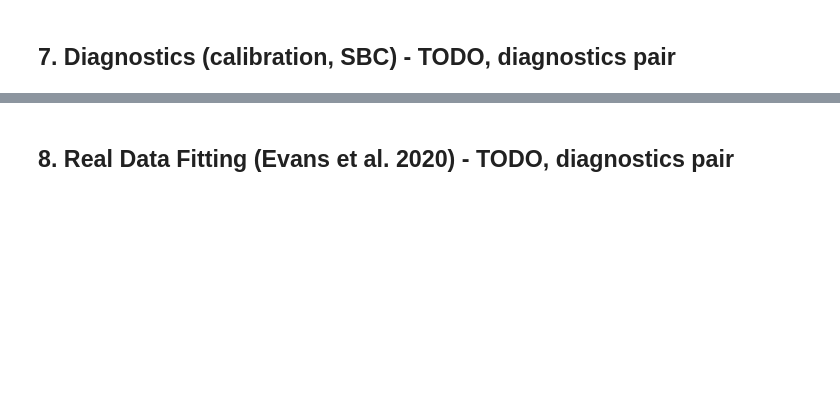
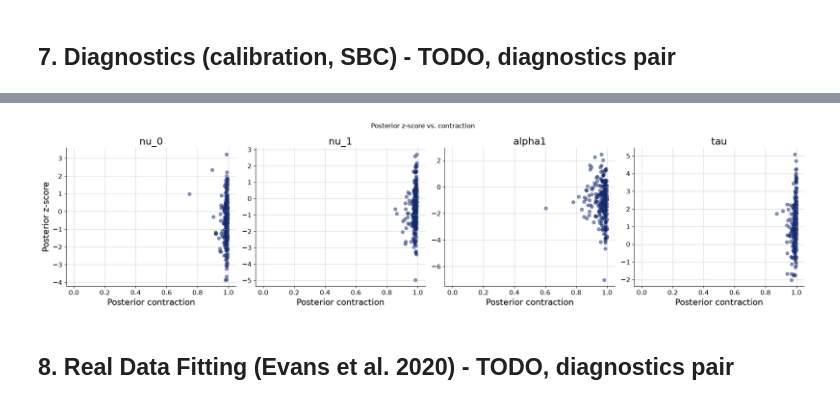
Before and after one commit to avi-0106/double-response-sbi_group17, a Jupyter notebook: notebooks/final/full_project.ipynb, the cells around one changed output, grey strips where cells are left out. Saved outputs shown, nothing was run; the diff lists cells and outputs as text; code cells hidden in the pictures; blank space fills up the shorter version.

```diff
--- a/notebooks/final/full_project.ipynb
+++ b/notebooks/final/full_project.ipynb
@@ -182,3 +242,14 @@ Text(0.5, 0.98, 'SBC rank histograms')
+# %%
+f_contraction = bf.diagnostics.plots.z_score_contraction(
+    estimates=posterior_draws_rec,
+    targets=test_data_rec,
+    variable_keys=["nu", "alpha1", "tau"],
+)
+f_contraction.suptitle("Posterior z-score vs. contraction")
+f_contraction.tight_layout()
+plt.show()
+# %% [output]
+[figure, added]
 # %% [markdown]
 ## 8. Real Data Fitting (Evans et al. 2020) - TODO, diagnostics pair
 # %%
```
Also changed, not shown: parts of 10 cells of this notebook.
